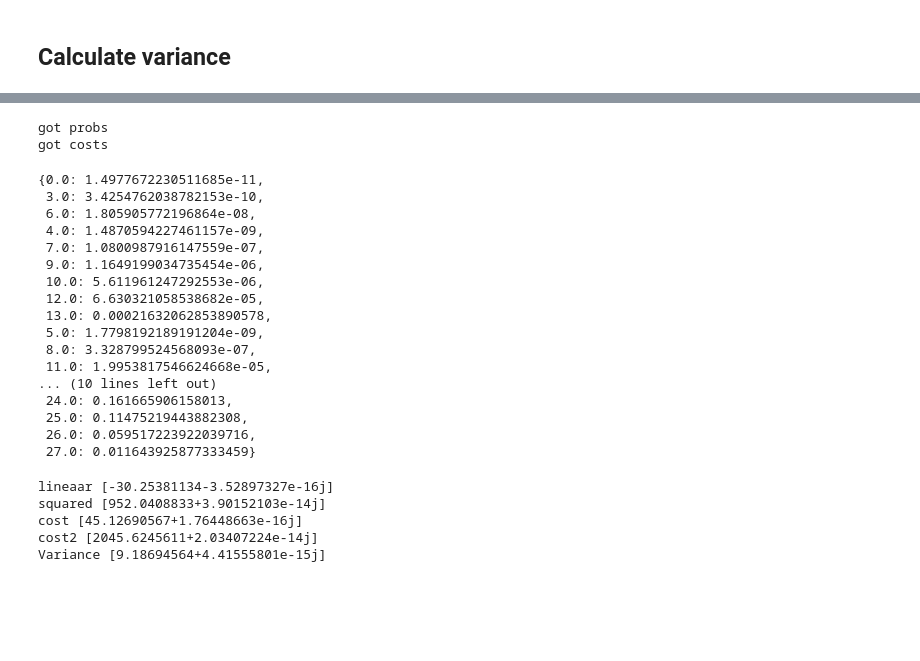
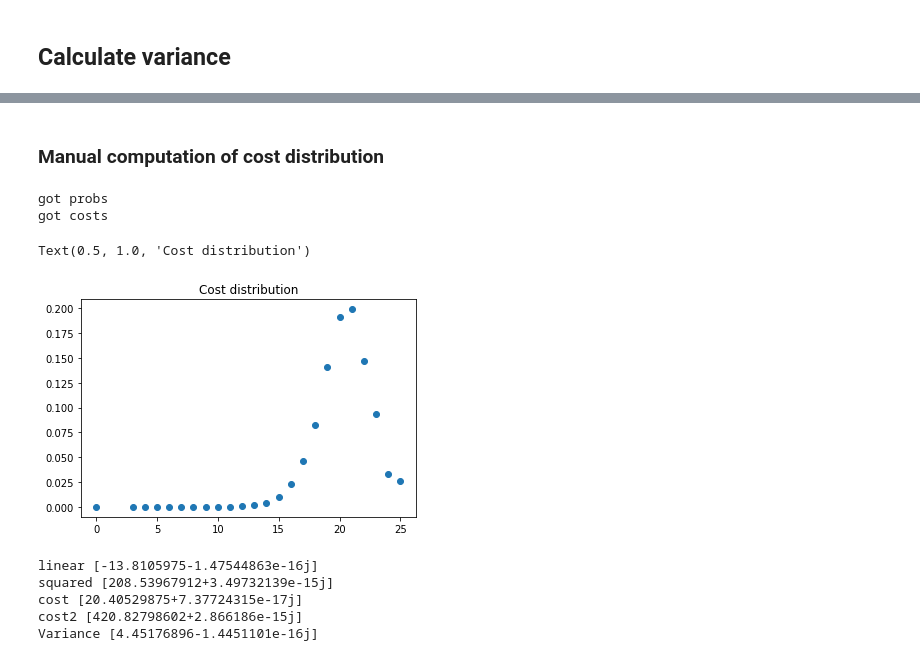
Before and after one commit to danlkv/quantum-classical-time-maxcut, a Jupyter notebook: data/generators/QtensorVariance.ipynb, the cells around one changed output, grey strips where cells are left out. Drawn from its saved outputs; the diff is of its cells as text; code cells hidden in the pictures; blank space fills up the shorter version.

```diff
--- a/data/generators/QtensorVariance.ipynb
+++ b/data/generators/QtensorVariance.ipynb
@@ -135,24 +142,15 @@ Text(0.5, 1.0, 'Subgraph on ((4, 10), (4, 7))')
-# %%
-cost_dist = get_maxcut_cost_dist(G, p=p)
-cost_dist
-# %% [output]
-got probs
-got costs
-{0.0: 1.4977672230511685e-11,
- 3.0: 3.4254762038782153e-10,
- 6.0: 1.805905772196864e-08,
- 4.0: 1.4870594227461157e-09,
- 7.0: 1.0800987916147559e-07,
- 9.0: 1.1649199034735454e-06,
- 10.0: 5.611961247292553e-06,
- 12.0: 6.630321058538682e-05,
- 13.0: 0.00021632062853890578,
- 5.0: 1.7798192189191204e-09,
- 8.0: 3.328799524568093e-07,
- 11.0: 1.9953817546624668e-05,
-... (10 lines left out)
- 24.0: 0.161665906158013,
- 25.0: 0.11475219443882308,
- 26.0: 0.059517223922039716,
- 27.0: 0.011643925877333459}
+# %% [markdown]
+### Manual computation of cost distribution
+# %%
+assert G.number_of_nodes()<20, "Too many nodes"
+cost_dist = get_maxcut_cost_dist(G, p=p)
+cost_dist
+
+plt.scatter(cost_dist.keys(), cost_dist.values())
+plt.title('Cost distribution')
+# %% [output]
+got probs
+got costs
+Text(0.5, 1.0, 'Cost distribution')
+[figure, added]
 # %%
@@ -182,11 +186,11 @@ def simulate_variance(G, p=4):
     print('cost2', cost2)
     return cost2 - cost*cost
 # %%
-var = simulate_variance(G, p=2)
+var = simulate_variance(G, p=p)
 print('Variance', var)
 # %% [output]
-lineaar [-30.25381134-3.52897327e-16j]
-squared [952.0408833+3.90152103e-14j]
-cost [45.12690567+1.76448663e-16j]
-cost2 [2045.6245611+2.03407224e-14j]
-Variance [9.18694564+4.41555801e-15j]
+linear [-13.8105975-1.47544863e-16j]
+squared [208.53967912+3.49732139e-15j]
+cost [20.40529875+7.37724315e-17j]
+cost2 [420.82798602+2.866186e-15j]
+Variance [4.45176896-1.4451101e-16j]
```
Also changed, not shown: parts of 43 cells of this notebook, 2 other files.
